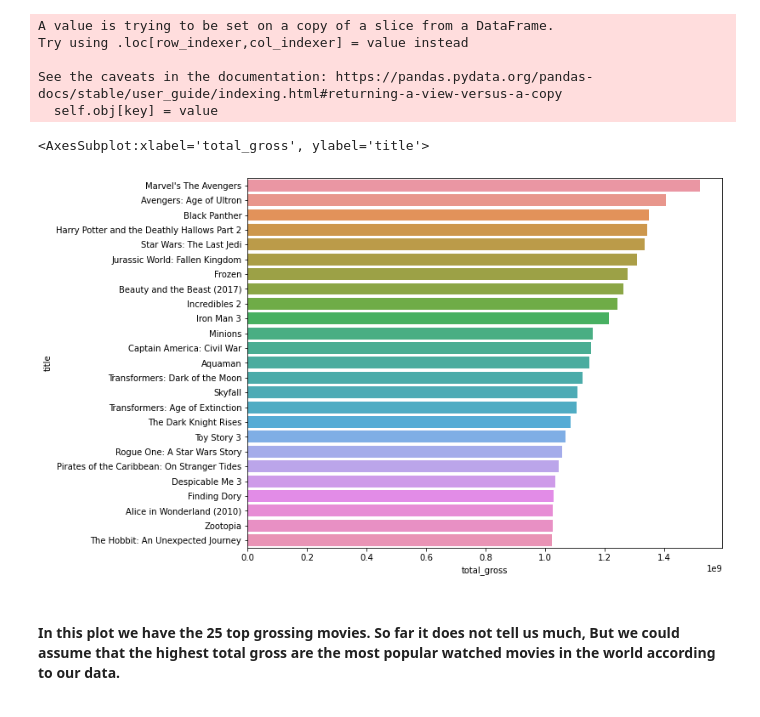
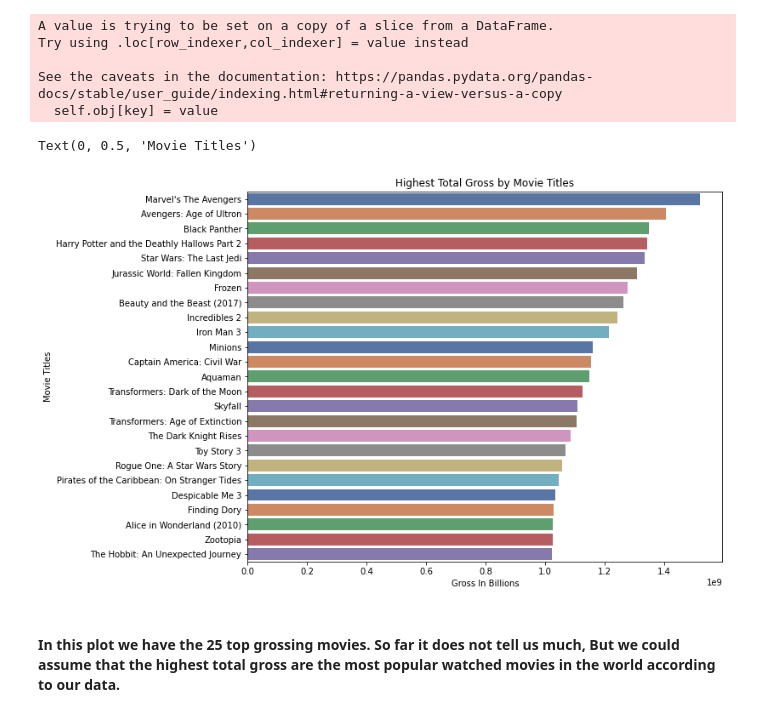
Before and after one commit to lddrasler/Movie-Analysis, a Jupyter notebook: student.ipynb, the cells around one changed output. Saved outputs shown, nothing was run; the diff lists cells and outputs as text; code cells hidden in the pictures.

```diff
--- a/student.ipynb
+++ b/student.ipynb
@@ -75,10 +77,13 @@ See the caveats in the documentation: https://pandas.pydata.org/pandas-docs/stab
 top_grossing_films=df_bom_gross.sort_values('total_gross',ascending=False)[0:25]
 # %%
 plt.figure(figsize=(10,8))
-sns.barplot(y="title",x="total_gross",data=top_grossing_films)
+plt.title('Highest Total Gross by Movie Titles')
+sns.barplot(y= "title",x="total_gross",data=top_grossing_films, palette ="deep")
+plt.xlabel("Gross In Billions")
+plt.ylabel("Movie Titles")
 # %% [output]
-<AxesSubplot:xlabel='total_gross', ylabel='title'>
+Text(0, 0.5, 'Movie Titles')
-[figure, old version]
+[figure, new version]
 # %% [markdown]
 #### In this plot we have the 25 top grossing movies. So far it does not tell us much, But we could assume that the highest total gross are the most popular watched movies in the world according to our data.
 # %%
```
Also changed, not shown: parts of 9 cells of this notebook, 7 other files.
